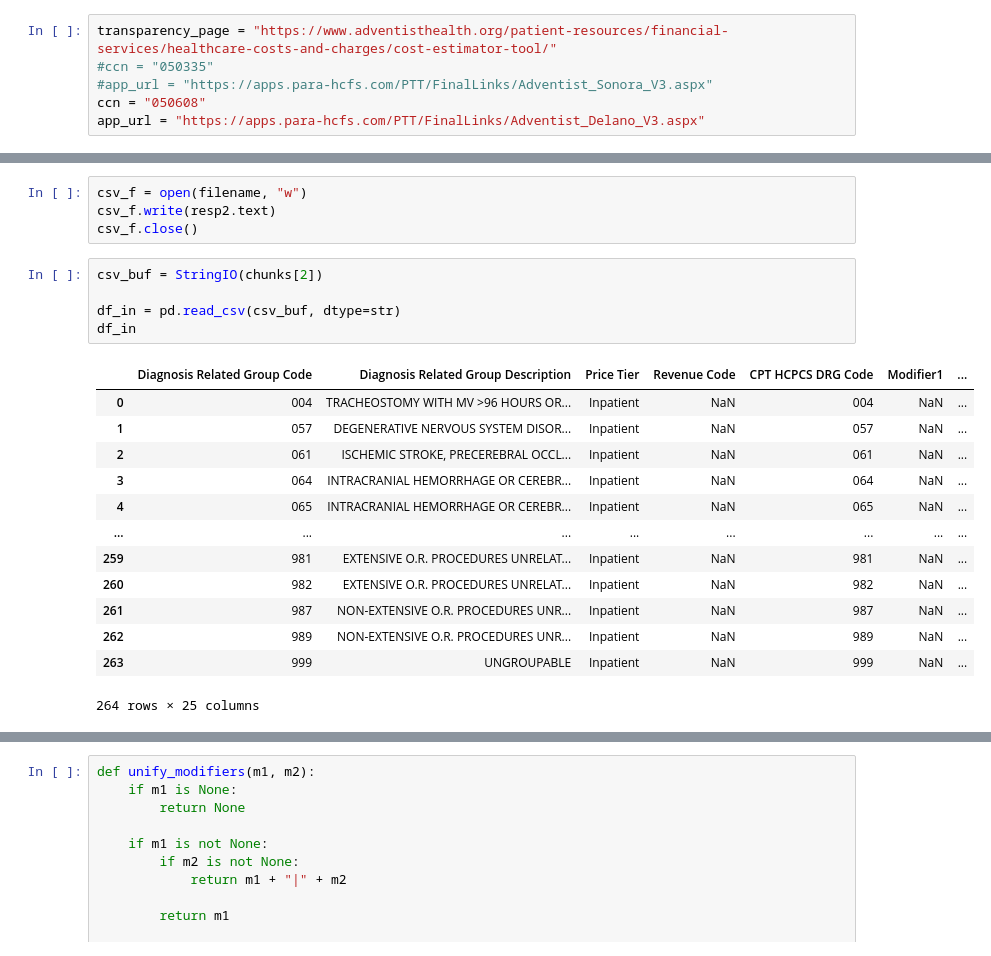
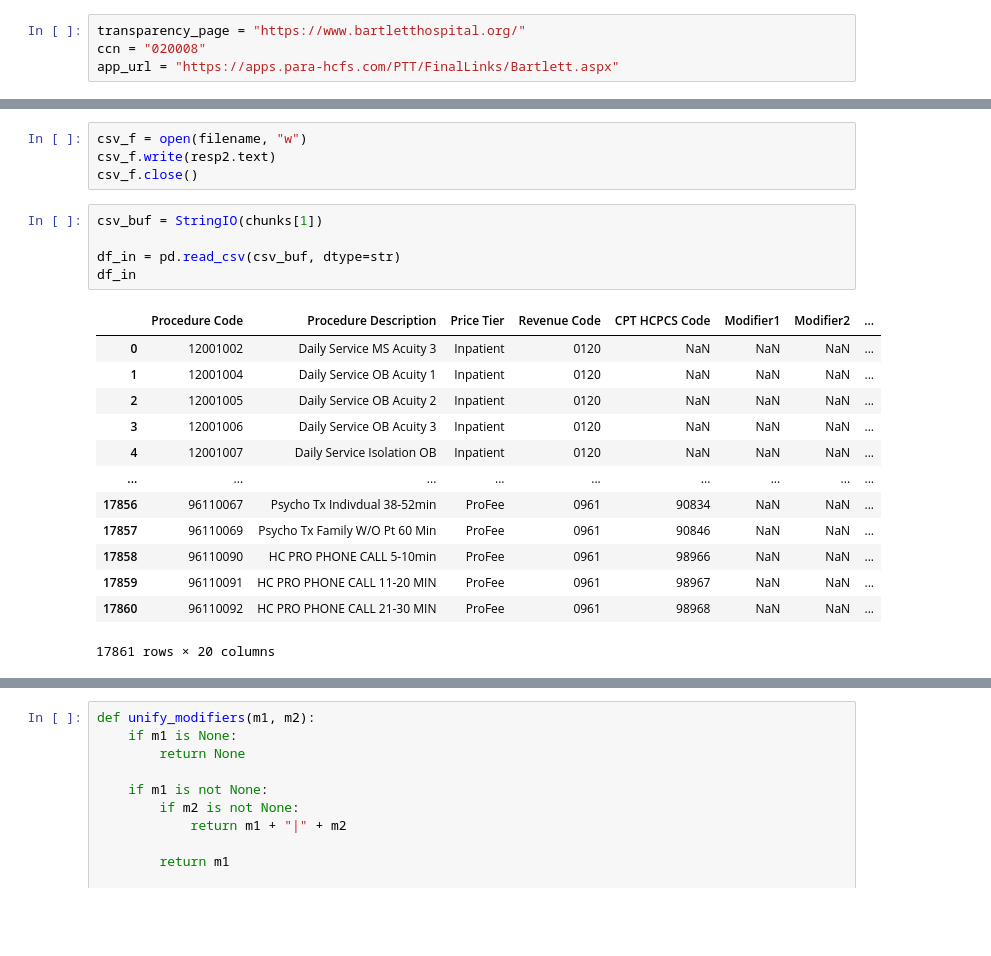
Before and after one commit to rl1987/dolthub-bounty-transparency-in-pricing, a Jupyter notebook: para-hcfs.ipynb, the cells around one changed output, grey strips where cells are left out. Cells and saved outputs as stored; diff of their text form; blank space fills up the shorter version.

```diff
--- a/para-hcfs.ipynb
+++ b/para-hcfs.ipynb
@@ -46,11 +46,9 @@ TARGET_COLUMNS = [
     'additional_payer_specific_notes'
 ]
 # %%
-transparency_page = "https://www.adventisthealth.org/patient-resources/financial-services/healthcare-costs-and-charges/cost-estimator-tool/"
-#ccn = "050335"
-#app_url = "https://apps.para-hcfs.com/PTT/FinalLinks/Adventist_Sonora_V3.aspx"
-ccn = "050608"
-app_url = "https://apps.para-hcfs.com/PTT/FinalLinks/Adventist_Delano_V3.aspx"
+transparency_page = "https://www.bartletthospital.org/"
+ccn = "020008"
+app_url = "https://apps.para-hcfs.com/PTT/FinalLinks/Bartlett.aspx"
 # %%
 resp = requests.get(app_url)
 resp
@@ -113,24 +111,24 @@ csv_f = open(filename, "w")
 csv_f.write(resp2.text)
 csv_f.close()
 # %%
-csv_buf = StringIO(chunks[2])
+csv_buf = StringIO(chunks[1])
 
 df_in = pd.read_csv(csv_buf, dtype=str)
 df_in
 # %% [output]
-|  | Diagnosis Related Group Code | Diagnosis Related Group Description | Price Tier | Revenue Code | CPT HCPCS DRG Code | Modifier1 | ... |
-| 0 | 004 | TRACHEOSTOMY WITH MV >96 HOURS OR... | Inpatient | NaN | 004 | NaN | ... |
-| 1 | 057 | DEGENERATIVE NERVOUS SYSTEM DISOR... | Inpatient | NaN | 057 | NaN | ... |
-| 2 | 061 | ISCHEMIC STROKE, PRECEREBRAL OCCL... | Inpatient | NaN | 061 | NaN | ... |
-| 3 | 064 | INTRACRANIAL HEMORRHAGE OR CEREBR... | Inpatient | NaN | 064 | NaN | ... |
-| 4 | 065 | INTRACRANIAL HEMORRHAGE OR CEREBR... | Inpatient | NaN | 065 | NaN | ... |
-| ... | ... | ... | ... | ... | ... | ... | ... |
-| 259 | 981 | EXTENSIVE O.R. PROCEDURES UNRELAT... | Inpatient | NaN | 981 | NaN | ... |
-| 260 | 982 | EXTENSIVE O.R. PROCEDURES UNRELAT... | Inpatient | NaN | 982 | NaN | ... |
-| 261 | 987 | NON-EXTENSIVE O.R. PROCEDURES UNR... | Inpatient | NaN | 987 | NaN | ... |
-| 262 | 989 | NON-EXTENSIVE O.R. PROCEDURES UNR... | Inpatient | NaN | 989 | NaN | ... |
-| 263 | 999 | UNGROUPABLE | Inpatient | NaN | 999 | NaN | ... |
+|  | Procedure Code | Procedure Description | Price Tier | Revenue Code | CPT HCPCS Code | Modifier1 | Modifier2 | ... |
+| 0 | 12001002 | Daily Service MS Acuity 3 | Inpatient | 0120 | NaN | NaN | NaN | ... |
+| 1 | 12001004 | Daily Service OB Acuity 1 | Inpatient | 0120 | NaN | NaN | NaN | ... |
+| 2 | 12001005 | Daily Service OB Acuity 2 | Inpatient | 0120 | NaN | NaN | NaN | ... |
+| 3 | 12001006 | Daily Service OB Acuity 3 | Inpatient | 0120 | NaN | NaN | NaN | ... |
+| 4 | 12001007 | Daily Service Isolation OB | Inpatient | 0120 | NaN | NaN | NaN | ... |
+| ... | ... | ... | ... | ... | ... | ... | ... | ... |
+| 17856 | 96110067 | Psycho Tx Indivdual 38-52min | ProFee | 0961 | 90834 | NaN | NaN | ... |
+| 17857 | 96110069 | Psycho Tx Family W/O Pt 60 Min | ProFee | 0961 | 90846 | NaN | NaN | ... |
+| 17858 | 96110090 | HC PRO PHONE CALL 5-10min | ProFee | 0961 | 98966 | NaN | NaN | ... |
+| 17859 | 96110091 | HC PRO PHONE CALL 11-20 MIN | ProFee | 0961 | 98967 | NaN | NaN | ... |
+| 17860 | 96110092 | HC PRO PHONE CALL 21-30 MIN | ProFee | 0961 | 98968 | NaN | NaN | ... |
-264 rows × 25 columns
+17861 rows × 20 columns
 # %%
 df_mid = pd.DataFrame(df_in)
 df_mid = df_mid.rename(columns={
```
Also changed, not shown: parts of 20 cells of this notebook, 1 other file.
